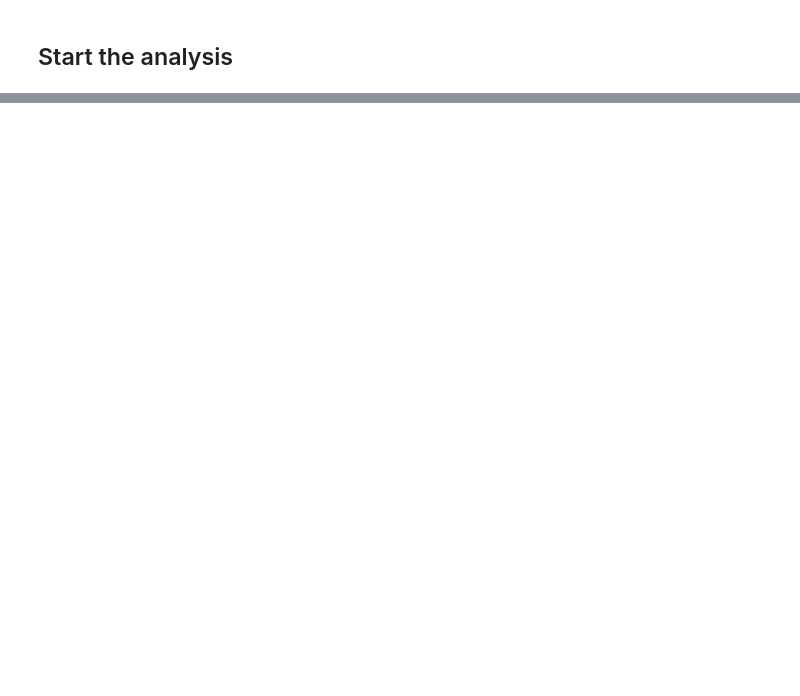
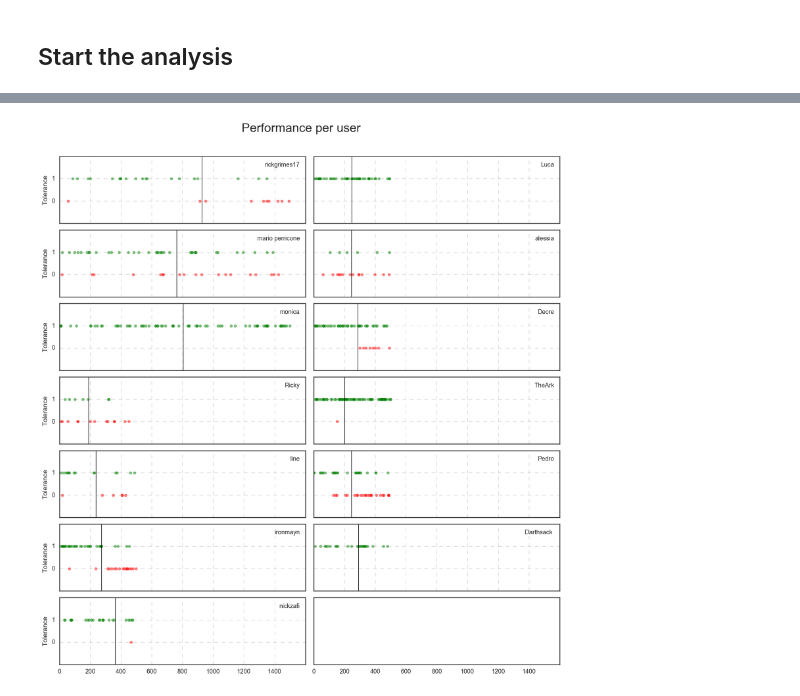
Before and after one commit to rickystream94/personal_data_interaction, a Jupyter notebook: Assignment_3/DataAnalysis/Analyse_Data_Export.ipynb, the cells around one changed output, grey strips where cells are left out. Cells and saved outputs as stored; diff of their text form; code cells hidden in the pictures; blank space fills up the shorter version.

Commit message:
Plot finalized. Enjoy…

```diff
--- a/Assignment_3/DataAnalysis/Analyse_Data_Export.ipynb
+++ b/Assignment_3/DataAnalysis/Analyse_Data_Export.ipynb
@@ -68,0 +65,83 @@ memory usage: 4.6+ KB
+# %%
+%config InlineBackend.figure_format = 'retina'
+# create a list of thresholds in order to calculate the average tolerance of all users
+thresholds = []
+
+# use seaborn to set our graphing style. The style 'white' creates a white background for our graph
+sns.set_style("white")
+# Assign variables to axes and figure
+fig, ax = plt.subplots(nrows=7, ncols=2, sharex=True, sharey=True, figsize=(12, 12))
+
+# Assign the size and the Super title
+fig.suptitle('Performance per user', fontsize=20, y=1.05)
+
+for index, name in enumerate(main_df['name'].unique()):
+    # Create a sub-df for each name
+    temp_df = main_df[main_df['name'] == name]
+
+    # Drop column category from the new df to keep only year
+    temp_df = temp_df.drop(['name','created','_id'], axis=1)  # axis=1 means column
+
+    # Count frequency of crime occurence
+    temp_df = temp_df.sort_values(by='acceptable', ascending=1)
+
+    colors = ['red','green']
+    # Assign x and y to subplots
+    subindex = 0
+    # Index < 7 means left column else right column
+    if index < 7:
+        final_index = index
+        final_subindex = subindex
+    else:
+        final_index = index - 7
+        final_subindex = subindex + 1
+
+    # Create an ax object
+    ax_temp =  ax[final_index][final_subindex]
+
+    # Create a series of grey dashed lines across the each axis
+    ax_temp.grid(axis='y',color='grey', linestyle='--', lw=0.5, alpha=0.5)
+    ax_temp.grid(axis='x',color='grey', linestyle='--', lw=0.5, alpha=0.5)
+    means = []
+    # Plot each 0 or 1 with different colors
+    for i in temp_df['acceptable'].unique():
+        # Assign x and y values
+        x = temp_df[temp_df['acceptable']==i]['delay']
+        y = temp_df[temp_df['acceptable']==i]['acceptable']
+
+        # If we don't have a value for y
+        if len(y)==0:
+            temp_mean = 0 # add 0
+        else:
+            temp_mean = np.median(x) # else keep the mean
+            #print temp_mean
+        means.append(temp_mean)
+
+        # Feed the ax object with the x and y values
+        ax_temp.scatter(x,y,alpha=.5, color=colors[int(i)],label=name)
+
+    # Define x and y of threshold line
+    threshold_x = [np.mean(means),np.mean(means)]
+    threshold_y = [-1,2]
+    thresholds.append(np.mean(means))
+
+    # Plot the threshold line
+    ax_temp.plot(threshold_x,threshold_y,'k-', lw=0.8)
+
+    # Modify the legend
+    ax_temp.legend([name],loc='upper right',frameon=False,handlelength=0, handletextpad=0)
+    ax_temp.margins(0.01)
+
+    if index < 7:
+        ax_temp.set_ylabel("Tolerance")
+
+    # Set xticks and yticks parameters
+    plt.setp(ax, xticks=np.arange(0, 1600, 200),yticks=np.arange(0,2,1))
+    ax_temp.set_ylim(-1, 2)
+    ax_temp.set_xlim(0, 1600)
+# Show the barplot
+fig.tight_layout()
+plt.show()
+print 'The average tolerance of all users is %3.f ms' % np.mean(thresholds)
+# %% [output]
+[figure, added]
```
Also changed, not shown: parts of 6 cells of this notebook, 2 other files.
